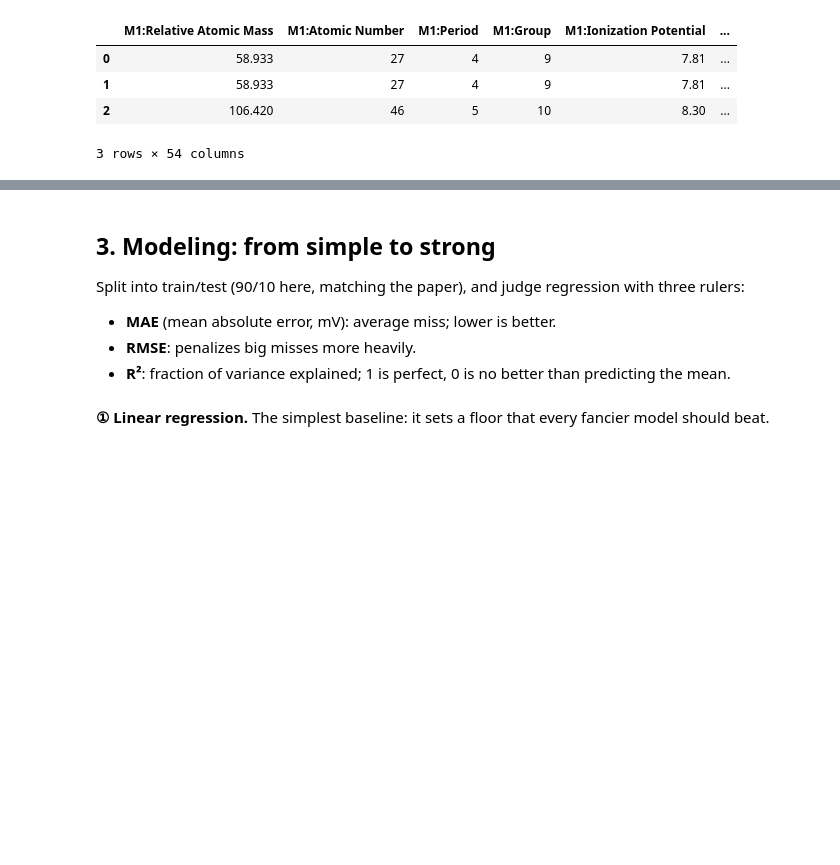
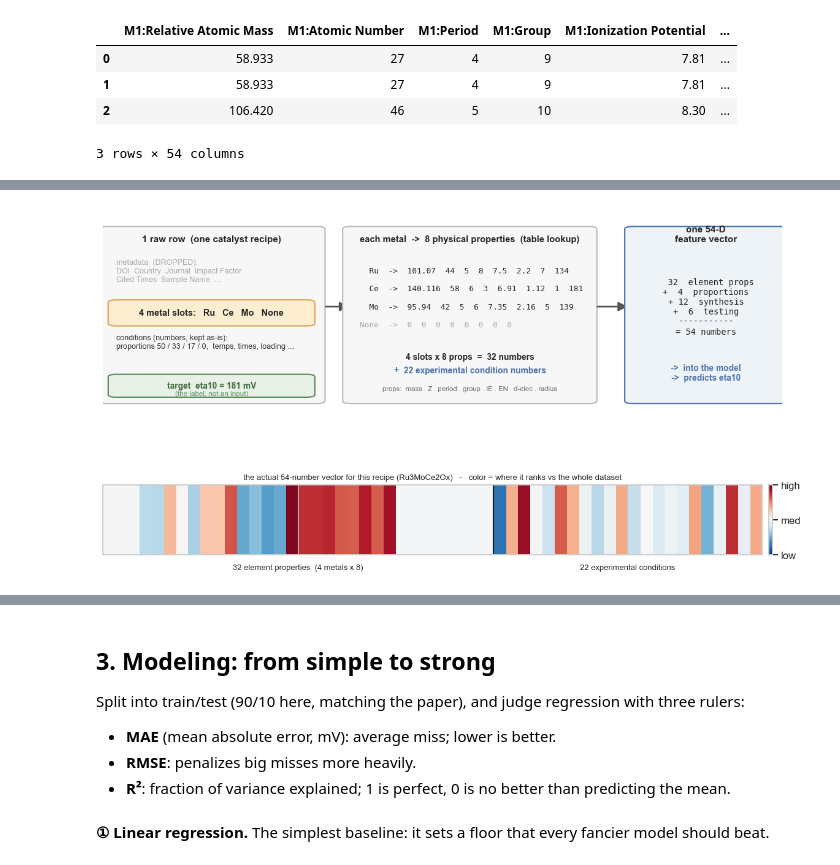
Before and after one commit to ruiding-uchicago/NRT_Training_Materials, a Jupyter notebook: module_1_tabular_ML/Module1_Tabular_ML_OER.ipynb, the cells around one changed output, grey strips where cells are left out. Cells and saved outputs as stored; diff of their text form; code cells hidden in the pictures; blank space fills up the shorter version.

```diff
--- a/module_1_tabular_ML/Module1_Tabular_ML_OER.ipynb
+++ b/module_1_tabular_ML/Module1_Tabular_ML_OER.ipynb
@@ -178,0 +187,87 @@ non-element features: ['Metal_Dopant_1 Proportion in Precursor', 'Metal_Dopant_2
+# %%
+import matplotlib.pyplot as plt
+from matplotlib.patches import FancyBboxPatch, FancyArrowPatch
+
+# pick a real recipe: the Ru-Ce-Mo example if present, else the first row
+_m = ((df["Metal_Dopant_1"].astype(str) == "Ru") &
+      (df["Metal_Dopant_2"].astype(str) == "Ce") &
+      (df["Metal_Dopant_3"].astype(str) == "Mo"))
+ridx = df.index[_m][0] if _m.any() else df.index[0]
+row  = df.loc[ridx]
+syms = list(df[ELEMENT_COLS].fillna("None").astype(str).loc[ridx])   # empty slot shows as "None", matching featurize
+
+elem_cols = [c for c in X.columns if c.startswith(("M1:", "M2:", "M3:", "M4:"))]
+cond_cols = [c for c in X.columns if c not in elem_cols]
+order = elem_cols + cond_cols
+strip = X.rank(pct=True).loc[ridx][order].values[None, :]   # percentile of this recipe per feature
+
+fig = plt.figure(figsize=(13, 6.6))
+gs  = fig.add_gridspec(2, 1, height_ratios=[3.0, 1.0], hspace=0.45)
+ax  = fig.add_subplot(gs[0]); ax.axis("off"); ax.set_xlim(0, 1); ax.set_ylim(0, 1)
+
+def box(x, y, w, h, fc, ec):
+    ax.add_patch(FancyBboxPatch((x, y), w, h, boxstyle="round,pad=0.012",
+                                lw=1.4, edgecolor=ec, facecolor=fc))
+def arrow(x0, x1, y):
+    ax.add_patch(FancyArrowPatch((x0, y), (x1, y), arrowstyle="-|>",
+                                 mutation_scale=20, lw=1.8, color="#555"))
+
+# PANEL A: the raw row
+box(0.005, 0.10, 0.31, 0.82, "#f7f7f7", "#bbb")
+ax.text(0.16, 0.86, "1 raw row  (one catalyst recipe)", ha="center", fontsize=10, weight="bold")
+ax.text(0.02, 0.78, "metadata  (DROPPED):\nDOI  Country  Journal  Impact Factor\nCited Times  Sample Name  ...",
+        ha="left", va="top", fontsize=8.2, color="#aaa")
+box(0.02, 0.47, 0.28, 0.10, "#fdeecf", "#e0a458")
+ax.text(0.16, 0.52, "4 metal slots:   " + "   ".join(syms), ha="center", va="center", fontsize=9.5, weight="bold")
+ax.text(0.02, 0.42, "conditions (numbers, kept as-is):\nproportions 50 / 33 / 17 / 0,  temps, times, loading ...",
+        ha="left", va="top", fontsize=8.2, color="#333")
+box(0.02, 0.13, 0.28, 0.085, "#e8f0e8", "#5b8c5a")
+ax.text(0.16, 0.172, f"target  eta10 = {float(row[TARGET]):.0f} mV", ha="center", va="center", fontsize=9, weight="bold", color="#3c6b3c")
+ax.text(0.16, 0.135, "(the label, not an input)", ha="center", va="center", fontsize=7.6, color="#5b8c5a")
+
+arrow(0.325, 0.365, 0.55)
+
+# PANEL B: element -> 8 properties
+box(0.365, 0.10, 0.35, 0.82, "#f7f7f7", "#bbb")
+ax.text(0.54, 0.86, "each metal  ->  8 physical properties  (table lookup)", ha="center", fontsize=9.6, weight="bold")
+yb = 0.72
+for s in syms:
+    vals = element_information.get(s, element_information["None"])
+    txt = f"{s:>4}  ->  " + "  ".join(f"{v:g}" for v in vals)
+    ax.text(0.378, yb, txt, ha="left", va="center", fontsize=8.4, family="monospace",
+            color="#aaa" if s == "None" else "#222")
+    yb -= 0.085
+ax.text(0.54, 0.30, "4 slots x 8 props  =  32 numbers", ha="center", fontsize=9, weight="bold")
+ax.text(0.54, 0.235, "+  22 experimental condition numbers", ha="center", fontsize=9, weight="bold", color="#4C72B0")
+ax.text(0.54, 0.15, "props:  mass . Z . period . group . IE . EN . d-elec . radius",
+        ha="center", fontsize=7.4, color="#666")
+
+arrow(0.725, 0.775, 0.55)
+
+# PANEL C: the vector
+box(0.78, 0.10, 0.215, 0.82, "#eef3f8", "#4C72B0")
+ax.text(0.8875, 0.86, "one 54-D\nfeature vector", ha="center", fontsize=10, weight="bold")
+ax.text(0.8875, 0.55, "  32  element props\n+  4  proportions\n+ 12  synthesis\n+  6  testing\n-----------\n= 54 numbers",
+        ha="center", va="center", fontsize=9, family="monospace")
+ax.text(0.8875, 0.20, "->  into the model\n->  predicts eta10", ha="center", fontsize=9, weight="bold", color="#4C72B0")
+
+# BOTTOM: the actual 54-number vector as a colored strip
+axs = fig.add_subplot(gs[1])
+im = axs.imshow(strip, aspect="auto", cmap="RdBu_r", vmin=0, vmax=1)
+axs.set_yticks([])
+axs.axvline(31.5, color="k", lw=1.4)
+axs.set_xticks([15.5, 42.5]); axs.set_xticklabels(["32 element properties  (4 metals x 8)", "22 experimental conditions"], fontsize=8.5)
+name = str(row["Sample Name"]) if "Sample Name" in row else f"row {ridx}"
+axs.set_title(f"the actual 54-number vector for this recipe ({name})   -   color = where it ranks vs the whole dataset", fontsize=8.6)
+cb = fig.colorbar(im, ax=axs, fraction=0.02, pad=0.01); cb.set_ticks([0, 0.5, 1]); cb.set_ticklabels(["low", "med", "high"])
+
+plt.savefig("figures/00_row_to_vector.png", dpi=150, bbox_inches="tight"); plt.show()
+
+print(f"one row  ->  {X.shape[1]}-dimensional numeric vector")
+print(f"  {len(elem_cols)} element-property numbers + {len(cond_cols)} condition numbers")
+print(f"  dropped {len(META_DROP)} metadata columns; target (eta10 = {float(row[TARGET]):.0f} mV) held out as the label")
+print(f"\nexample lookup, Ru -> its 8 physical properties:")
+for p, v in zip(PROPS, element_information.get("Ru")):
+    print(f"   {p:24s} {v}")
+# %% [output]
+[figure, added]
```
Also changed, not shown: parts of 4 cells of this notebook, 1 other file.
